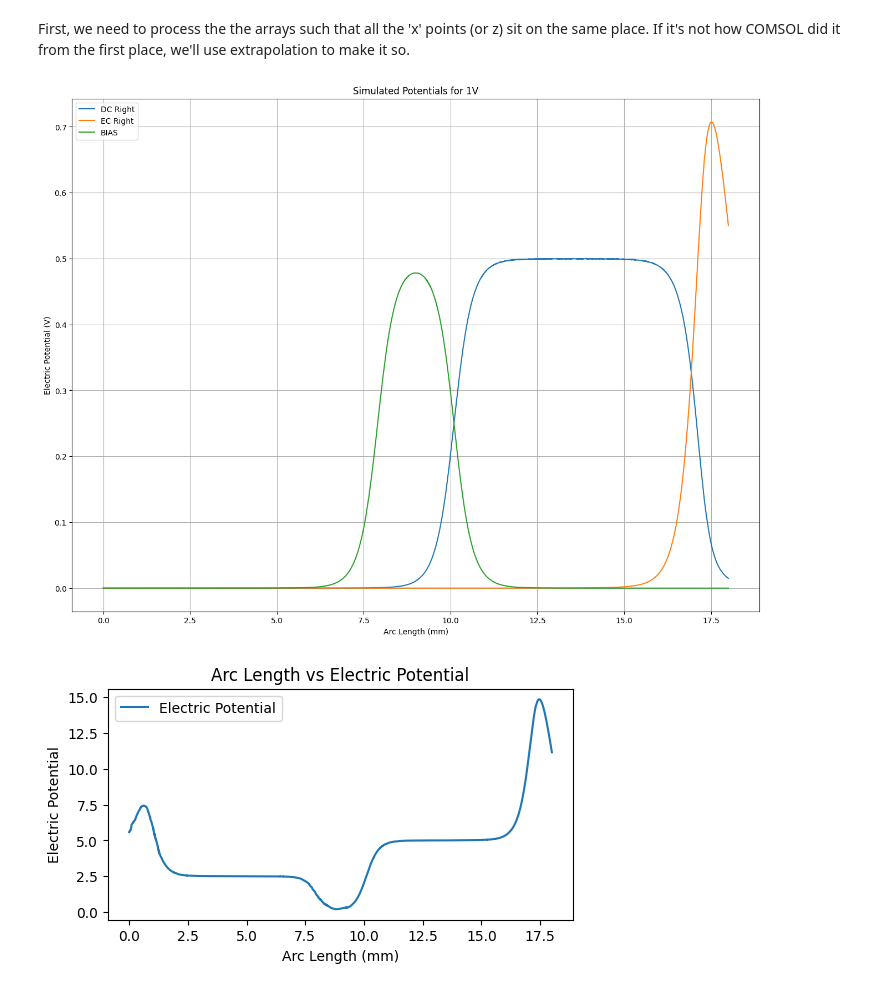
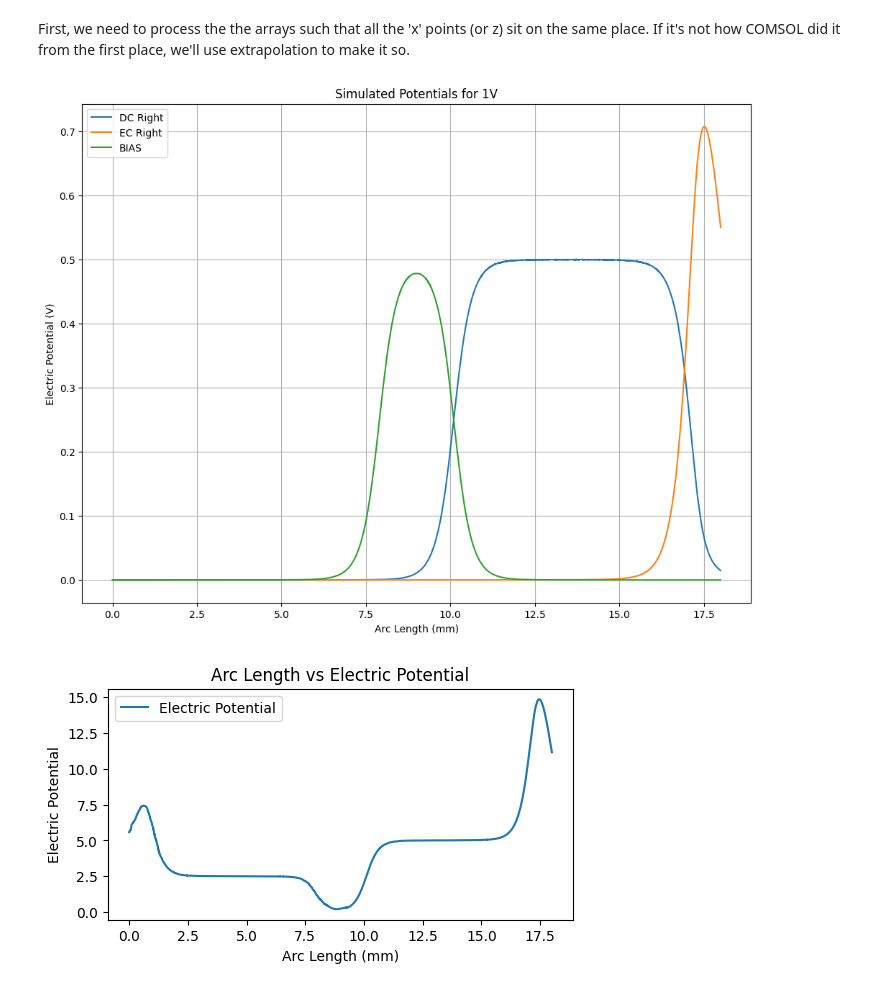
Before and after one commit to haskelit/Ziv-Meir-moleQulab, a Jupyter notebook: Trap simulation/Shuttling Simulation.ipynb, the cells around one changed output. Drawn from its saved outputs; the diff is of its cells as text; code cells hidden in the pictures.

```diff
--- a/Trap simulation/Shuttling Simulation.ipynb
+++ b/Trap simulation/Shuttling Simulation.ipynb
@@ -23,35 +23,35 @@ file_DC = os.path.join(script_dir, 'electrodes responses\Shuttling DC Smoothed.t
 file_BIAS = os.path.join(script_dir, 'electrodes responses\Shuttling BIAS Smoothed.txt')
 
 # Load the data using the absolute paths
 data_EC = np.loadtxt(file_EC, skiprows=8)
 data_DC = np.loadtxt(file_DC, skiprows=8)
 data_BIAS = np.loadtxt(file_BIAS, skiprows=8)
 
 # Reading the data and extracting columns
 arc_length_EC = data_EC[:, 0]
 electric_potential_EC_R = data_EC[:, 1]
 electric_potential_EC_L = electric_potential_EC_R[::-1]
 
 arc_length_DC = data_DC[:, 0]
 electric_potential_DC_R = data_DC[:, 1]
 electric_potential_DC_L = electric_potential_DC_R[::-1]
 
 arc_length_BIAS = data_BIAS[:, 0]
 electric_potential_BIAS = data_BIAS[:, 1]
 
 # Plot the data
-plt.figure(figsize=(16, 12))
+plt.figure(figsize=(12, 9))
 plt.plot(arc_length_DC, electric_potential_DC_R, label='DC Right')
 plt.plot(arc_length_EC, electric_potential_EC_R, label='EC Right')
 plt.plot(arc_length_BIAS, electric_potential_BIAS, label='BIAS')
 plt.title('Simulated Potentials for 1V')
 plt.xlabel('Arc Length (mm)')
 plt.ylabel('Electric Potential (V)')
 plt.legend()
 plt.grid(True)
 plt.show()
 # %% [output]
-[figure, old version]
+[figure, new version]
 # %%
 # Checked it, they all have ethe same x-axis, so I can plot them all on the same graph
 # Now, let's build up potential
```
Also changed, not shown: parts of 2 cells of this notebook, 2 other files.
